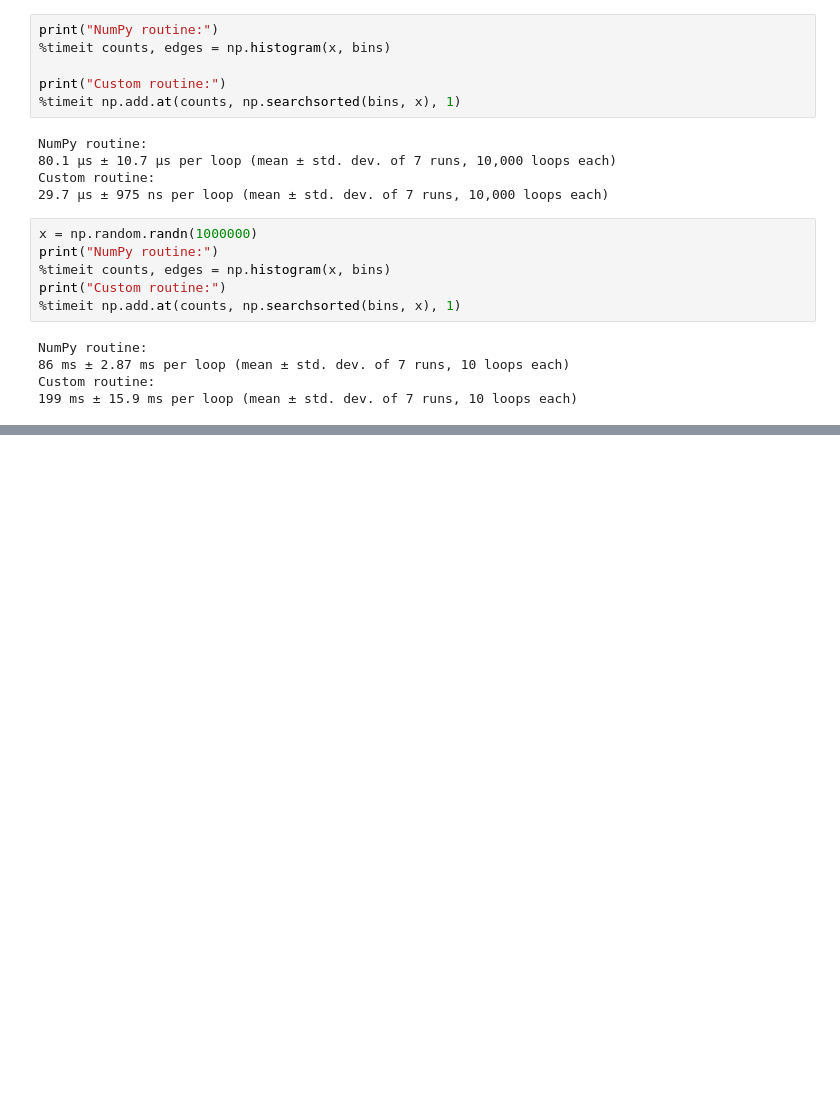
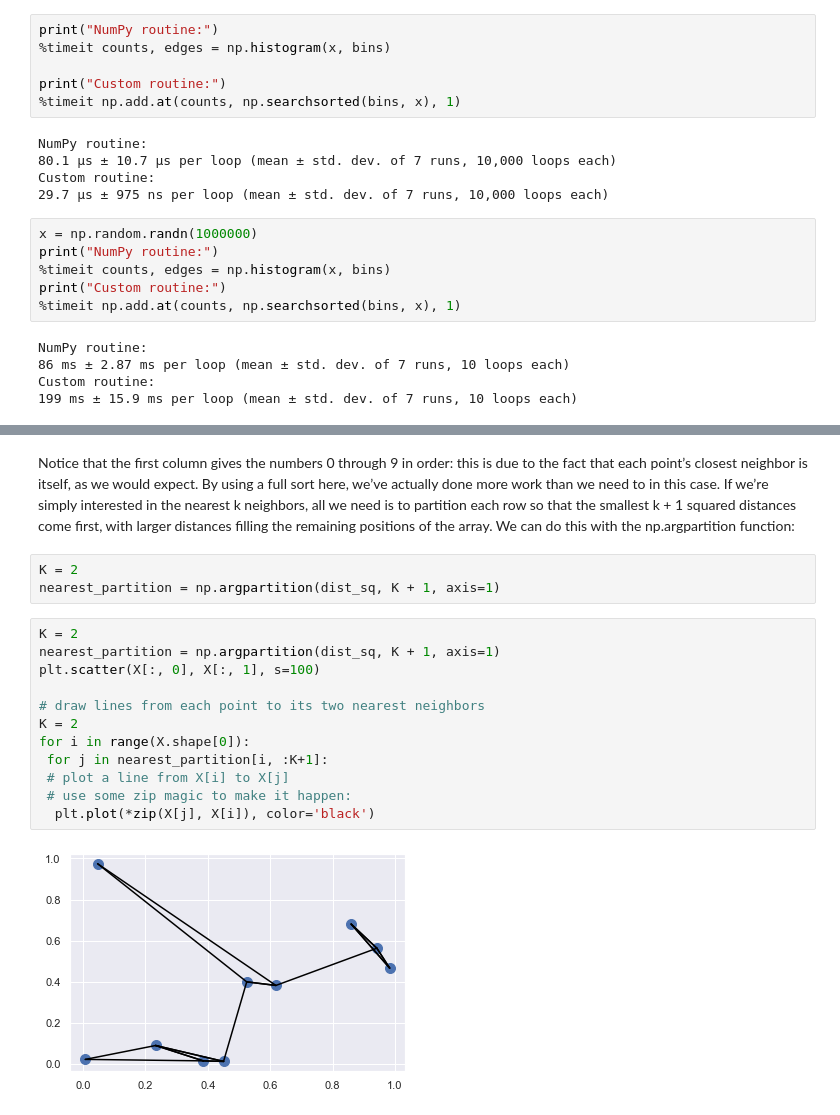
Before and after one commit to f0anits1o/Python-Data-Analysis, a Jupyter notebook: numpy2.ipynb, the cells around one changed output, grey strips where cells are left out. Cells and saved outputs as stored; diff of their text form; blank space fills up the shorter version.

```diff
--- a/numpy2.ipynb
+++ b/numpy2.ipynb
@@ -1226,0 +1363,21 @@ Custom routine:
+# %% [markdown]
+Notice that the first column gives the numbers 0 through 9 in order: this is due to the fact that each point’s closest neighbor is itself, as we would expect.
+By using a full sort here, we’ve actually done more work than we need to in this case.
+If we’re simply interested in the nearest k neighbors, all we need is to partition each row so that the smallest k + 1 squared distances come first, with larger distances filling the remaining positions of the array. We can do this with the np.argpartition function:
+# %%
+K = 2
+nearest_partition = np.argpartition(dist_sq, K + 1, axis=1)
+# %%
+K = 2
+nearest_partition = np.argpartition(dist_sq, K + 1, axis=1)
+plt.scatter(X[:, 0], X[:, 1], s=100)
+
+# draw lines from each point to its two nearest neighbors
+K = 2
+for i in range(X.shape[0]):
+ for j in nearest_partition[i, :K+1]:
+ # plot a line from X[i] to X[j]
+ # use some zip magic to make it happen:
+  plt.plot(*zip(X[j], X[i]), color='black')
+# %% [output]
+[figure, added]
```
Also changed, not shown: parts of 36 cells of this notebook.
